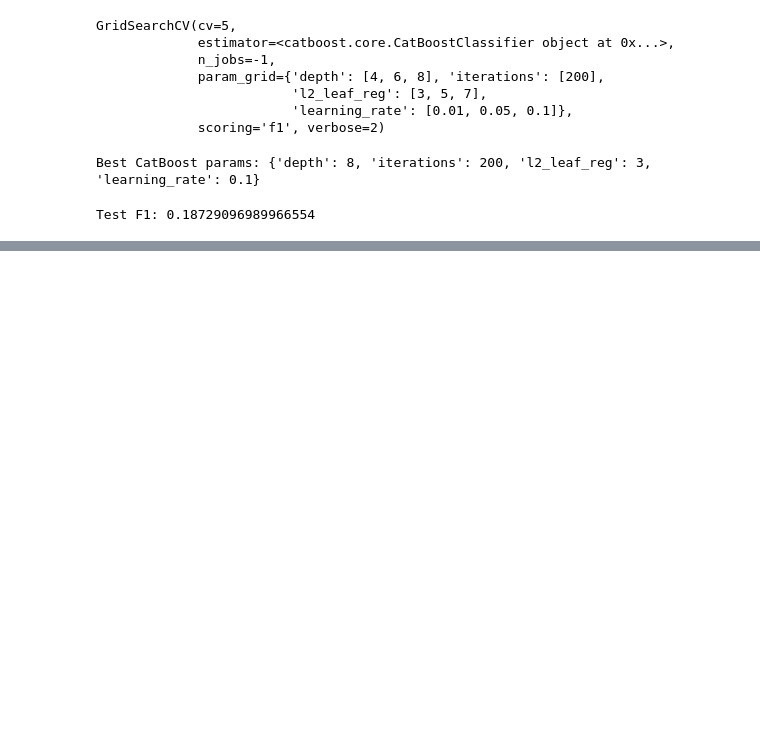
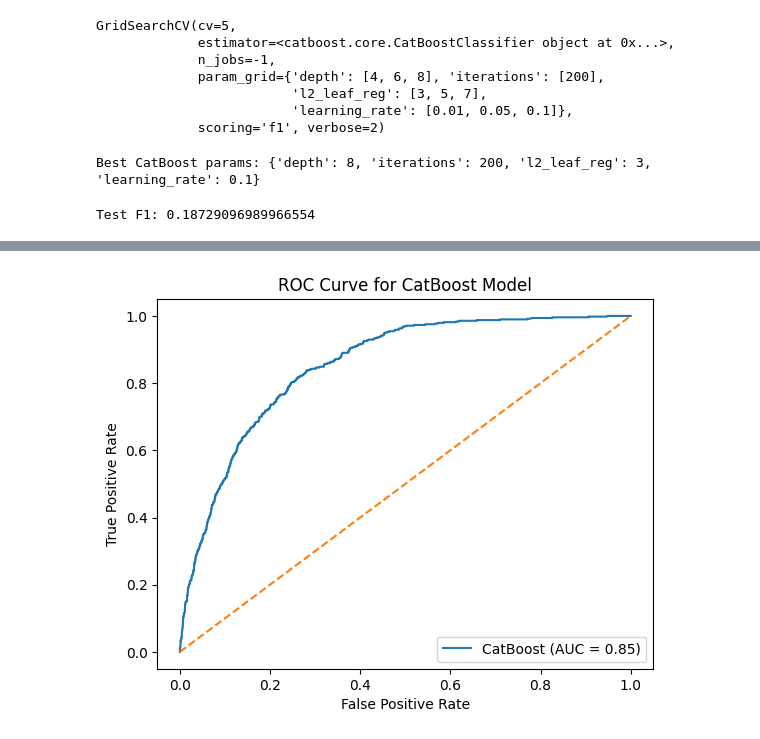
Before and after one commit to numansuri/Capstone-MADS, a Jupyter notebook: gemini_catboost_pipeline.ipynb, the cells around one changed output, grey strips where cells are left out. Cells and saved outputs as stored; diff of their text form; code cells hidden in the pictures; blank space fills up the shorter version.

```diff
--- a/gemini_catboost_pipeline.ipynb
+++ b/gemini_catboost_pipeline.ipynb
@@ -172,0 +183,18 @@ Test F1: 0.18729096989966554
+# %%
+probs = best_cb.predict_proba(X_test)[:, 1]
+
+# compute ROC curve and AUC
+fpr, tpr, _ = roc_curve(y_test, probs)
+roc_auc = auc(fpr, tpr)
+
+# plot
+plt.figure()
+plt.plot(fpr, tpr, label=f'CatBoost (AUC = {roc_auc:.2f})')
+plt.plot([0, 1], [0, 1], linestyle='--')
+plt.xlabel('False Positive Rate')
+plt.ylabel('True Positive Rate')
+plt.title('ROC Curve for CatBoost Model')
+plt.legend(loc='lower right')
+plt.show()
+# %% [output]
+[figure, added]
```
Also changed, not shown: parts of 3 cells of this notebook, 1 other file.
